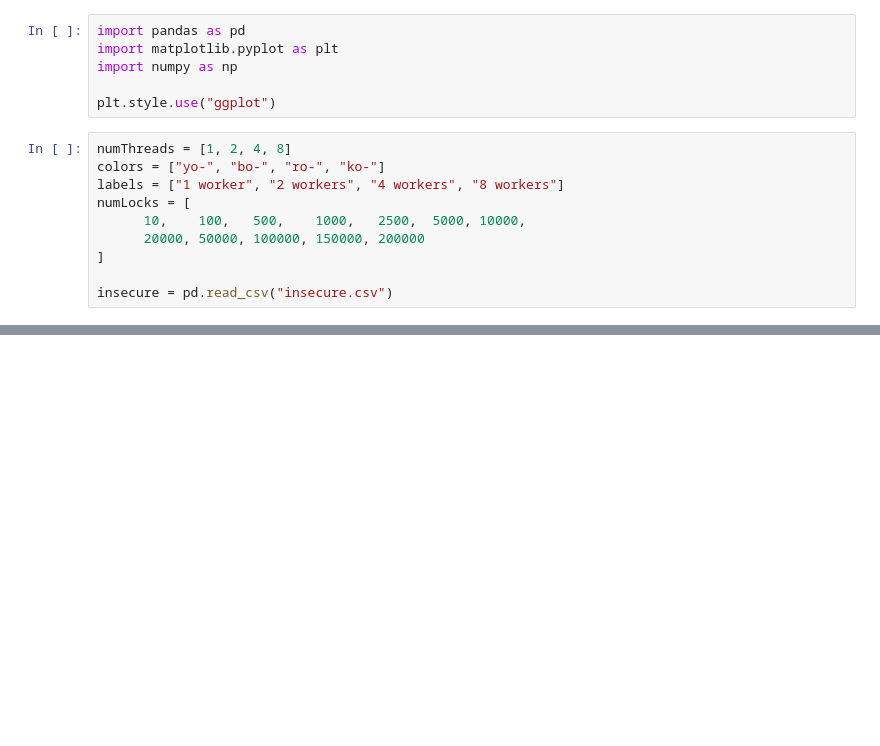
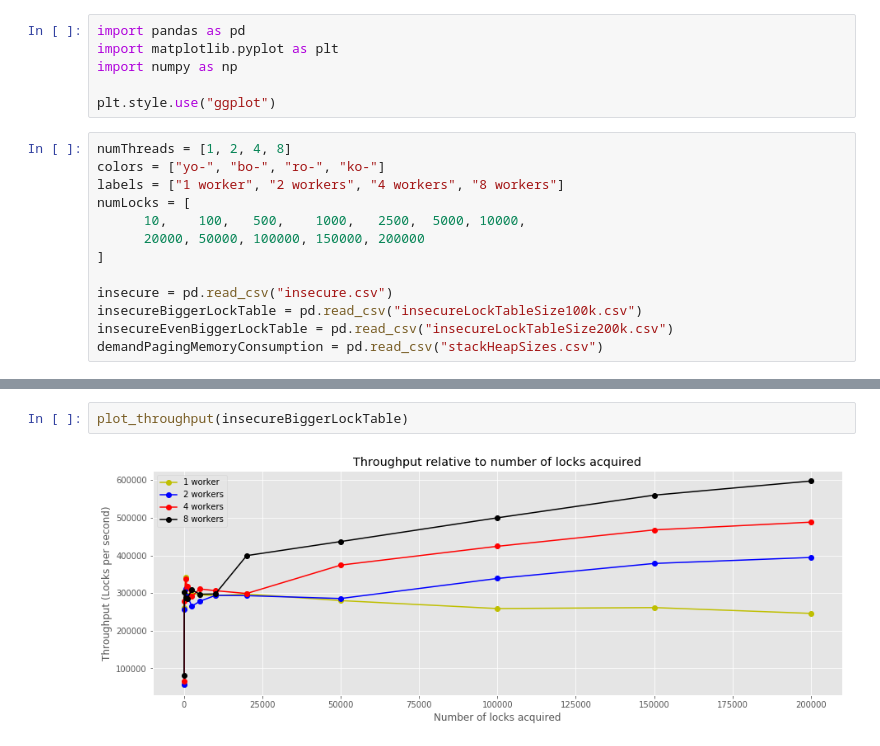
Before and after one commit to shangsuru/verifiable-lockmanager, a Jupyter notebook: benchmark/evaluation/evaluation.ipynb, the cells around one changed output, grey strips where cells are left out. Saved outputs shown, nothing was run; the diff lists cells and outputs as text; blank space fills up the shorter version.

Commit message:
TDBT-231 Evaluate with bigger locktable and also measure heap and stack size in enclave

```diff
--- a/benchmark/evaluation/evaluation.ipynb
+++ b/benchmark/evaluation/evaluation.ipynb
@@ -14,6 +14,9 @@ numLocks = [
 ]
 
 insecure = pd.read_csv("insecure.csv")
+insecureBiggerLockTable = pd.read_csv("insecureLockTableSize100k.csv")
+insecureEvenBiggerLockTable = pd.read_csv("insecureLockTableSize200k.csv")
+demandPagingMemoryConsumption = pd.read_csv("stackHeapSizes.csv")
 # %%
 # An experiment with the same parameters (number of locks, number of threads)
 # is repeated multiple times.
@@ -77,0 +95,4 @@ plot_throughput(insecure)
+# %%
+plot_throughput(insecureBiggerLockTable)
+# %% [output]
+[figure, added]
```
Also changed, not shown: parts of 5 cells of this notebook, 4 other files.
